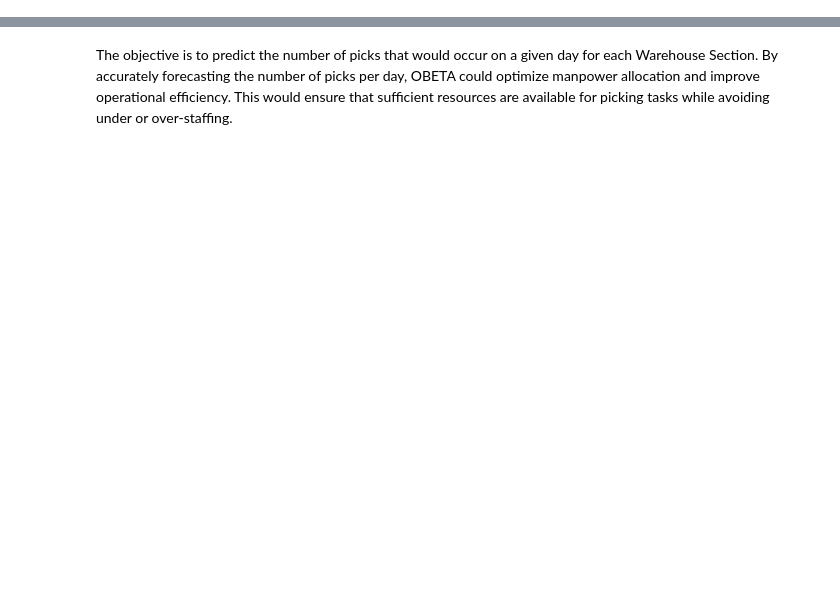
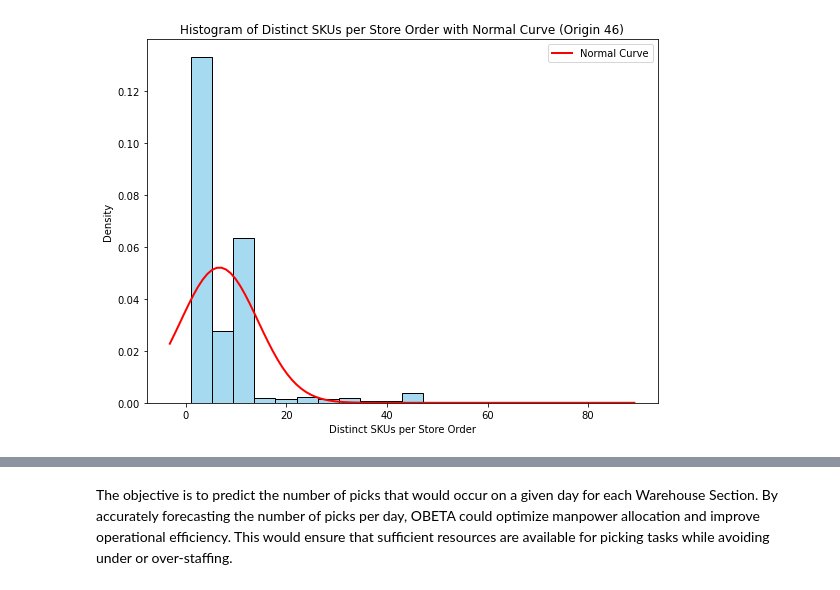
Before and after one commit to k-m-madhav/dataAnalytics, a Jupyter notebook: python/Obeta_Project_Group_6.ipynb, the cells around one changed output, grey strips where cells are left out. Drawn from its saved outputs; the diff is of its cells as text; code cells hidden in the pictures; blank space fills up the shorter version.

```diff
--- a/python/Obeta_Project_Group_6.ipynb
+++ b/python/Obeta_Project_Group_6.ipynb
@@ -50,0 +640,5 @@ Prediction Modelling
+# %%
+pick_data_transformed = pick_data_transformed.drop(indices_to_drop)
+# Reset index to create a clean, sequential index
+pick_data_transformed = pick_data_transformed.reset_index(drop=True)
+pick_data_transformed.info()
@@ -50,0 +730,14 @@ Prediction Modelling
+# %%
+# Step 1: Extract max Position_in_Order_Updated (i.e. no of distinct SKUs) for each Unique_Order_No
+order_max_positions = (
+    pick_data_transformed.groupby(["Unique_Order_No", "Origin"])[
+        "Position_in_Order_Updated_Rank"
+    ]
+    .max()
+    .reset_index()
+)
+order_max_positions.rename(columns={"Position_in_Order_Updated_Rank": "Distinct_SKUs_per_Order"}, inplace=True)
+# %%
+# Step 2: Stratify by Origin
+store_orders = order_max_positions[order_max_positions["Origin"] == 46]
+customer_orders = order_max_positions[order_max_positions["Origin"] == 48]
@@ -50,0 +792,27 @@ Prediction Modelling
+# %%
+# Plot histogram and normal distribution curve for store_orders
+plt.figure(figsize=(8, 6))
+
+# Store Orders Histogram
+sns.histplot(
+    store_orders["Distinct_SKUs_per_Order"],
+    kde=False,
+    color="skyblue",
+    bins=20,
+    stat="density",
+)
+# Fit normal distribution and plot the curve
+mu_store, std_store = norm.fit(store_orders["Distinct_SKUs_per_Order"])
+xmin, xmax = plt.xlim()
+x = np.linspace(xmin, xmax, 100)
+p = norm.pdf(x, mu_store, std_store)
+plt.plot(x, p, "r-", linewidth=2, label="Normal Curve")
+plt.title("Histogram of Distinct SKUs per Store Order with Normal Curve (Origin 46)")
+plt.xlabel("Distinct SKUs per Store Order")
+plt.ylabel("Density")
+plt.legend()
+
+plt.tight_layout()
+plt.show()
+# %% [output]
+[figure, added]
```
Also changed, not shown: parts of 86 cells of this notebook.
